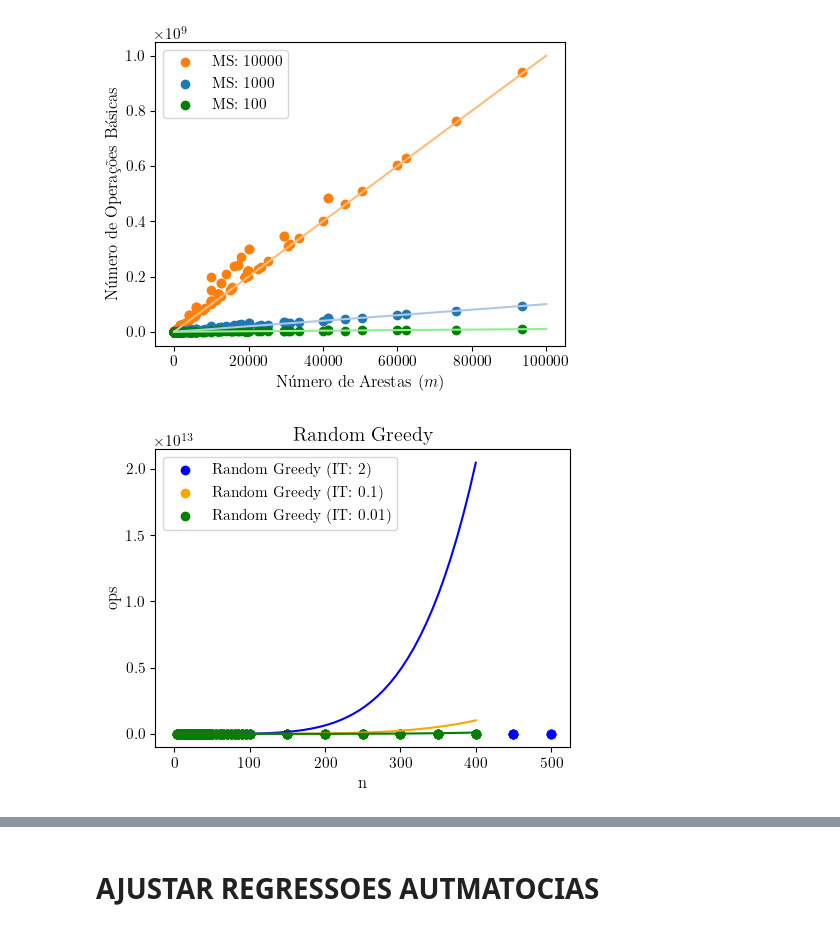
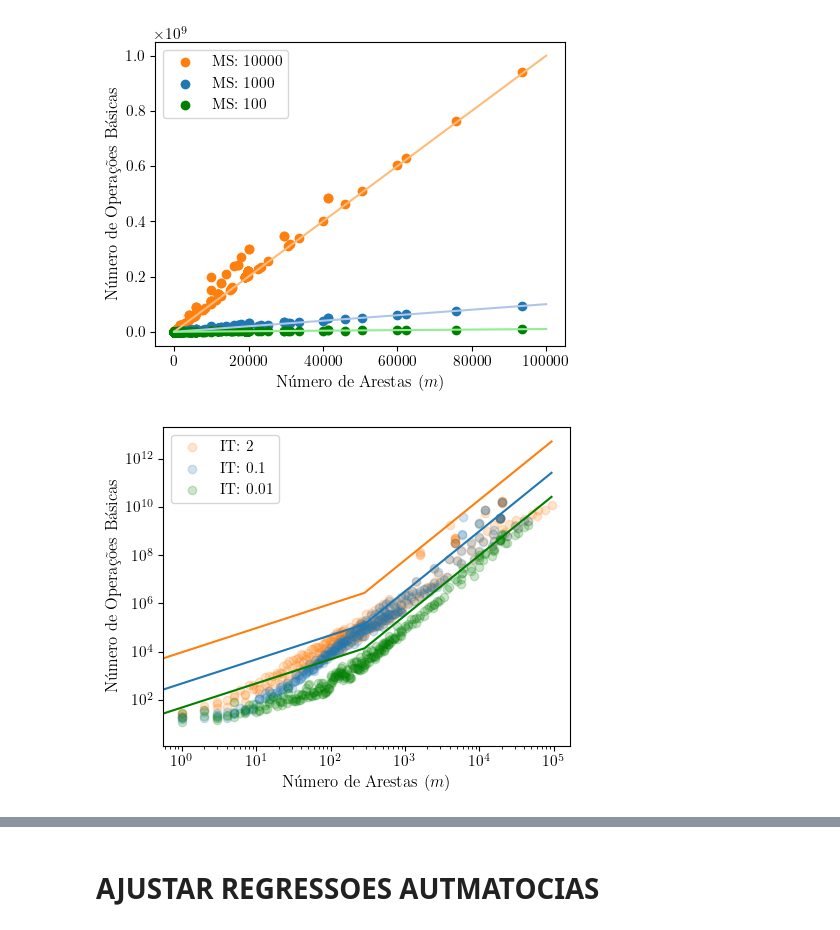
Before and after one commit to Hugoverissimo21/max-weighted-cut-02, a Jupyter notebook: benchmarks (03plots).ipynb, the cells around one changed output, grey strips where cells are left out. Cells and saved outputs as stored; diff of their text form; code cells hidden in the pictures.

```diff
--- a/benchmarks (03plots).ipynb
+++ b/benchmarks (03plots).ipynb
@@ -99,37 +99,42 @@ plt.show()
 # %%
 alg = "Random Greedy"
 metrics = "#ops"
-size = "n"
-colors = ["blue", "orange", "green", "red"]
+size = "m"
+colors_scatter = ["#ff7f0e", "#1f77b4", "green", "red"]
+colors_plot = ["#ffbb78", "#aec7e8", "lightgreen", "#FFB6B6"]
 
 a = -1
 for h1, h2 in results.columns:
     if h2 == "#ops" and alg in h1:
         a += 1
         itlim = float(h1.replace(")", "").split()[3])
 
 
         x = results[("Graph", size)]
         y = results[(h1, h2)]
         sorted_points = sorted(zip(x, y))  # Create tuples and sort by x
         x_sorted, y_sorted = zip(*sorted_points)  # Unzip into two sorted lists
-        plt.scatter(x_sorted[:-70], y_sorted[:-70], label=f"{h1}", color = colors[a])
+        plt.scatter(x_sorted, y_sorted, label=f"{h1[15:-1]}", color = colors_scatter[a], alpha=0.2)
 
-        x = np.linspace(0, 400)
-        y = x**5 * itlim
+        n = results[("Graph", "n")]
+        x = np.linspace(0, max(x), len(x))
+        #y = x**2 * itlim * n
+        y = (x**2.5 ) * itlim
 
-        plt.plot(x, y, color = colors[a])
-plt.title(f"{alg}")
-plt.xlabel(f"{size}")
-plt.ylabel(f"{metrics}"[1:])
+        plt.plot(x, y, color = colors_scatter[a])
+#plt.title(f"{alg}")
+#plt.xlabel(f"{size}")
+#plt.ylabel(f"{metrics}"[1:])
 plt.legend()
-#plt.xscale("log")
-#plt.yscale("log")
+plt.xscale("log")
+plt.yscale("log")
+plt.ylabel(r"Número de Operações Básicas")
+plt.xlabel(r"Número de Arestas ($m$)")
 plt.tight_layout()
 plt.savefig(f"assets/ops_{alg}.png", transparent=True)
 plt.show()
 # %% [output]
-[figure, old version]
+[figure, new version]
 # %%
 import numpy as np
 import matplotlib.pyplot as plt
```
Also changed, not shown: parts of 1 cell of this notebook, 14 other files.
